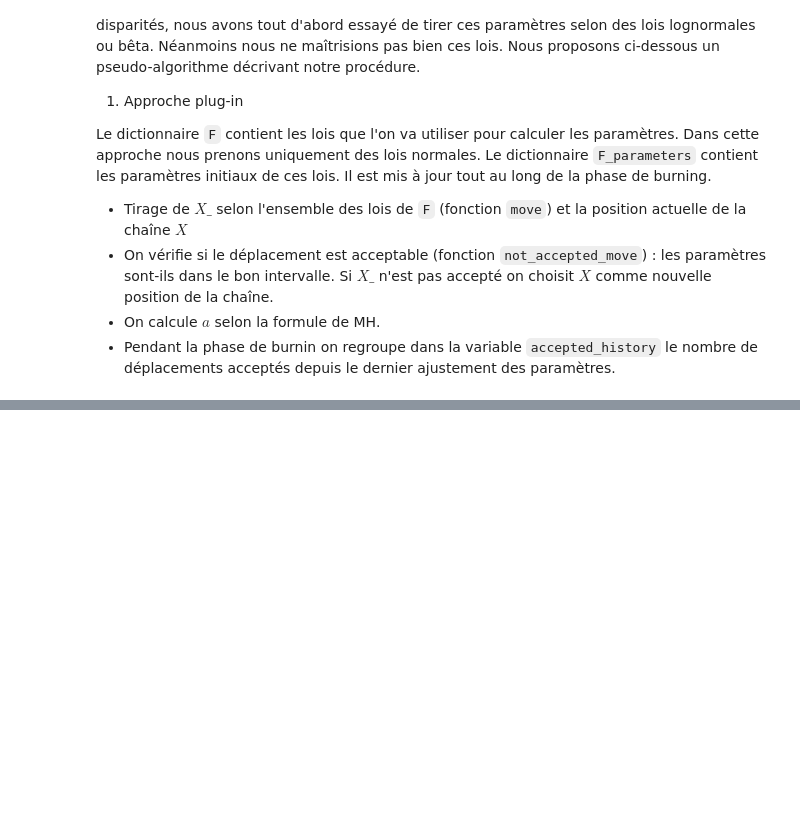
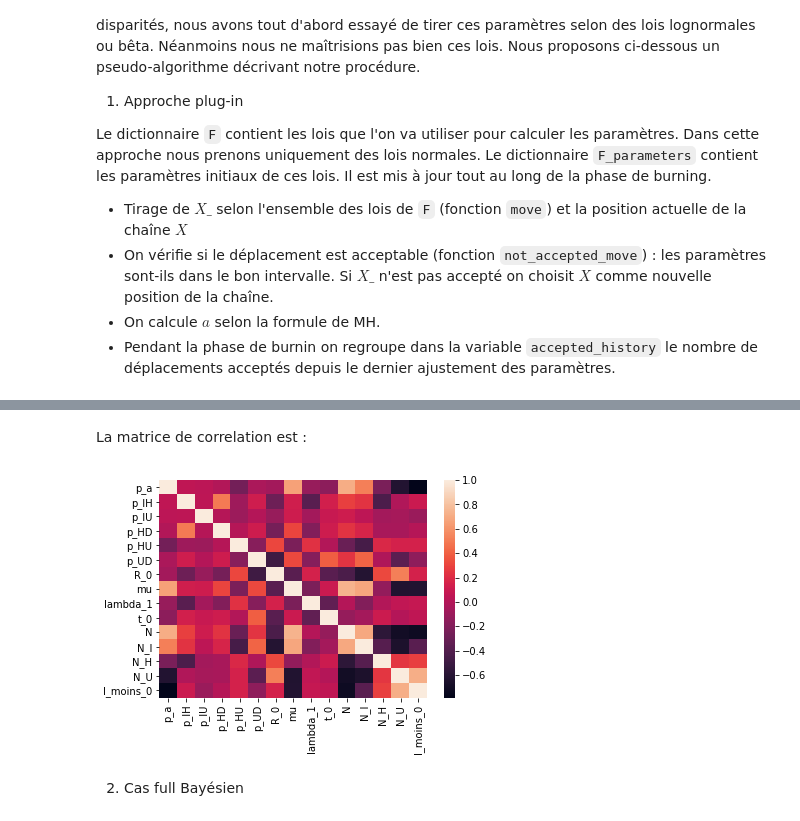
Before and after one commit to SwannChelly/MAP568, a Jupyter notebook: src/Project.ipynb, the cells around one changed output, grey strips where cells are left out. Saved outputs shown, nothing was run; the diff lists cells and outputs as text; code cells hidden in the pictures; blank space fills up the shorter version.

```diff
--- a/src/Project.ipynb
+++ b/src/Project.ipynb
@@ -1053,0 +1034,11 @@ plt.show()
+# %% [markdown]
+La matrice de correlation est :
+# %%
+df_plug_in = pd.DataFrame(chain_plug_in,columns = variables_keys)
+corrMatrix = df_plug_in.corr()
+sn.heatmap(corrMatrix, annot=False)
+plt.show()
+# %% [output]
+[figure, added]
+# %% [markdown]
+2. Cas full Bayésien
```
Also changed, not shown: parts of 14 cells of this notebook, 2 other files.
